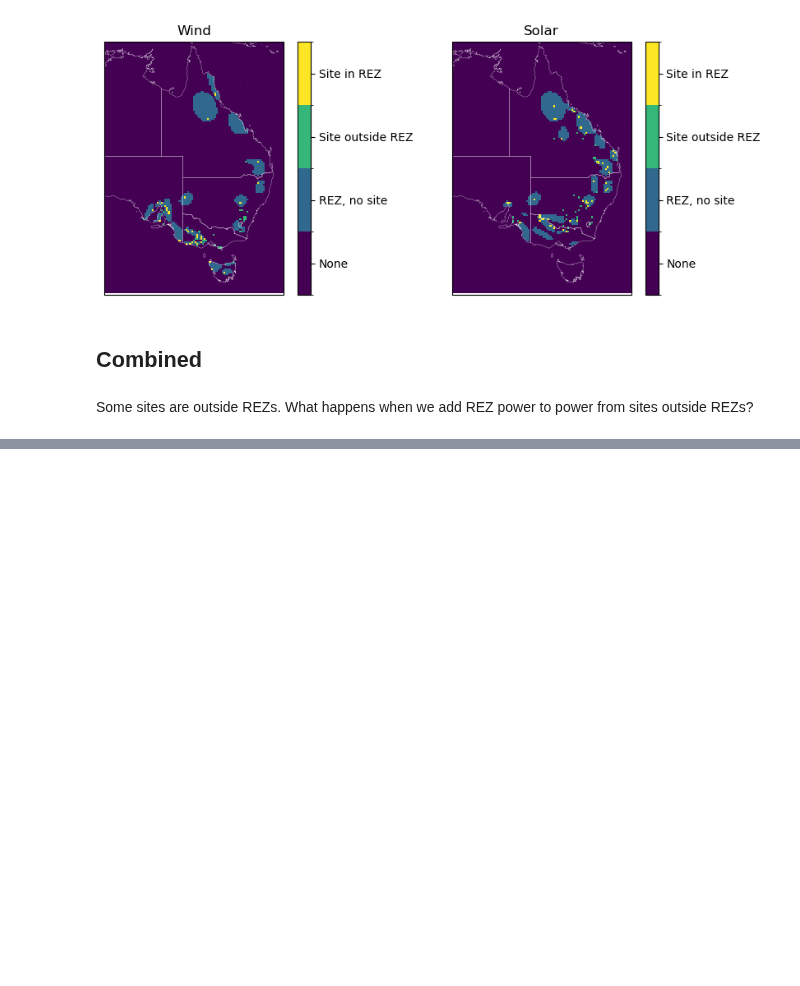
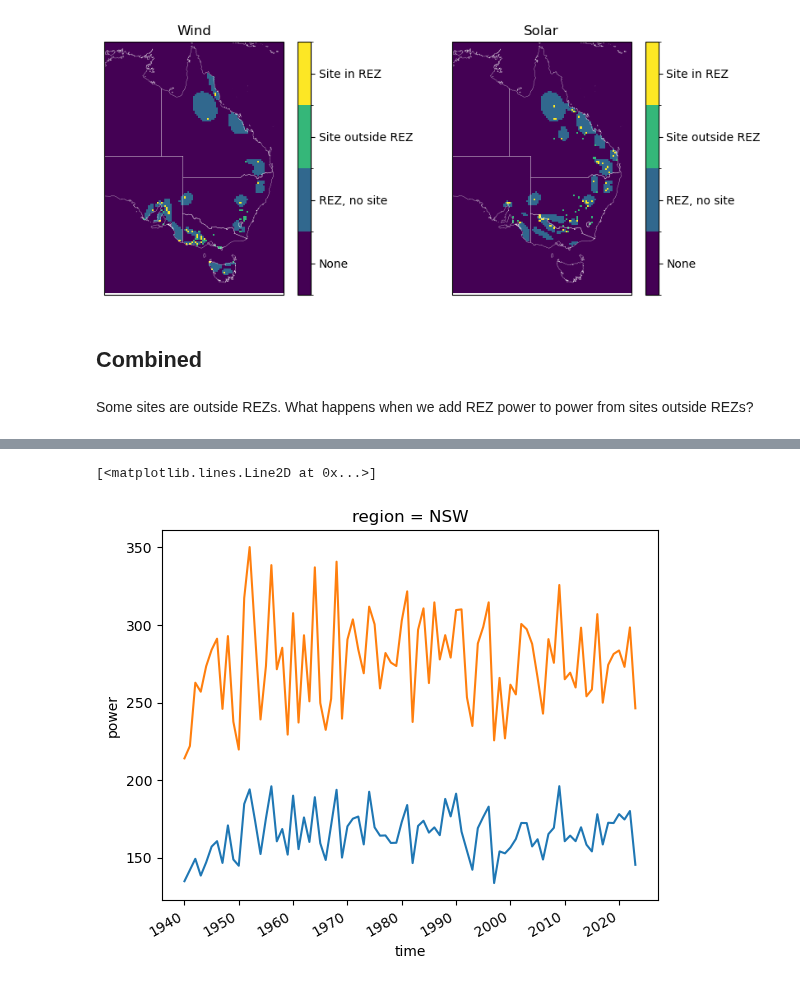
Before and after one commit to dougrichardson/power_models, a Jupyter notebook: 8_compare_power.ipynb, the cells around one changed output, grey strips where cells are left out. Cells and saved outputs as stored; diff of their text form; code cells hidden in the pictures; blank space fills up the shorter version.

Commit message:
Compare power from existing + sites outside REZs

```diff
--- a/8_compare_power.ipynb
+++ b/8_compare_power.ipynb
@@ -233,0 +242,4 @@ wind_outside.to_netcdf(
+# %%
+wind_outside_rez = xr.open_mfdataset(
+    path_power + "site_outside_REZ_power_existing_wind_van_der_Wiel_era5_hourly_1940-2023.nc"
+).power
@@ -233,0 +250,12 @@ wind_outside.to_netcdf(
+# %%
+state = "NSW"
+# %%
+r_p = wind_rez.sel(REZ=get_REZ_for_state(wind_rez, state)).sum("REZ").compute()
+# %%
+o_p = wind_outside_rez.sel(region=state).compute()
+# %%
+r_p.resample(time="1YS").mean().plot()
+o_p.resample(time="1YS").mean().plot()
+# %% [output]
+[<matplotlib.lines.Line2D at 0x...>]
+[figure, added]
```
Also changed, not shown: parts of 10 cells of this notebook.
